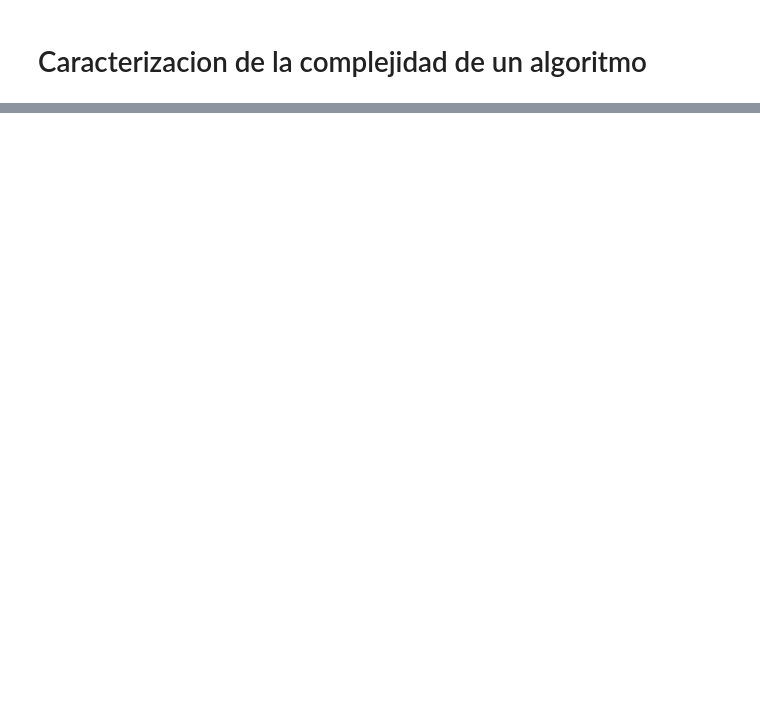
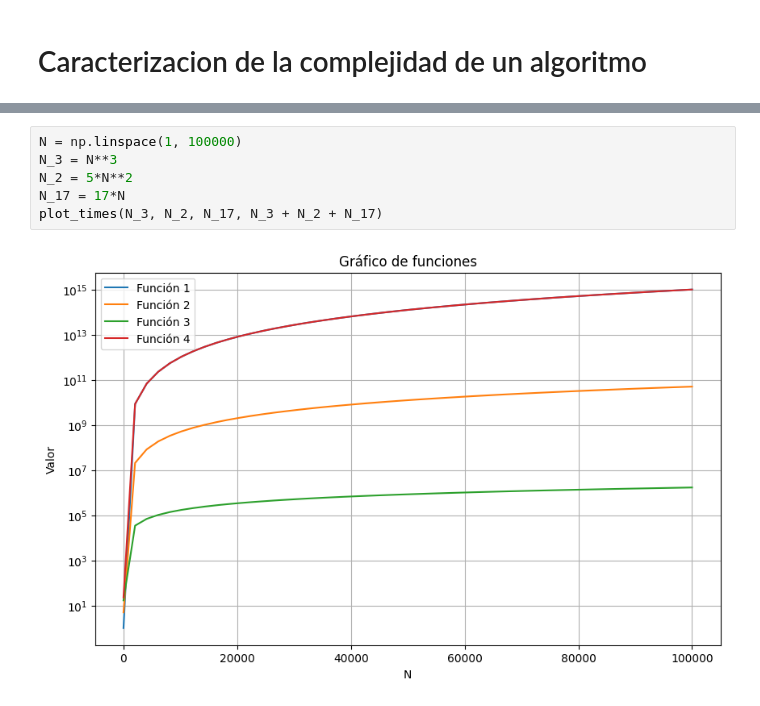
Before and after one commit to dangeles05/OOP, a Jupyter notebook: Untitled.ipynb, the cells around one changed output, grey strips where cells are left out. Saved outputs shown, nothing was run; the diff lists cells and outputs as text; blank space fills up the shorter version.

```diff
--- a/Untitled.ipynb
+++ b/Untitled.ipynb
@@ -76,0 +236,8 @@ def maximum(values):
+# %%
+N = np.linspace(1, 100000)
+N_3 = N**3
+N_2 = 5*N**2
+N_17 = 17*N
+plot_times(N_3, N_2, N_17, N_3 + N_2 + N_17)
+# %% [output]
+[figure, added]
```
Also changed, not shown: parts of 32 cells of this notebook.
